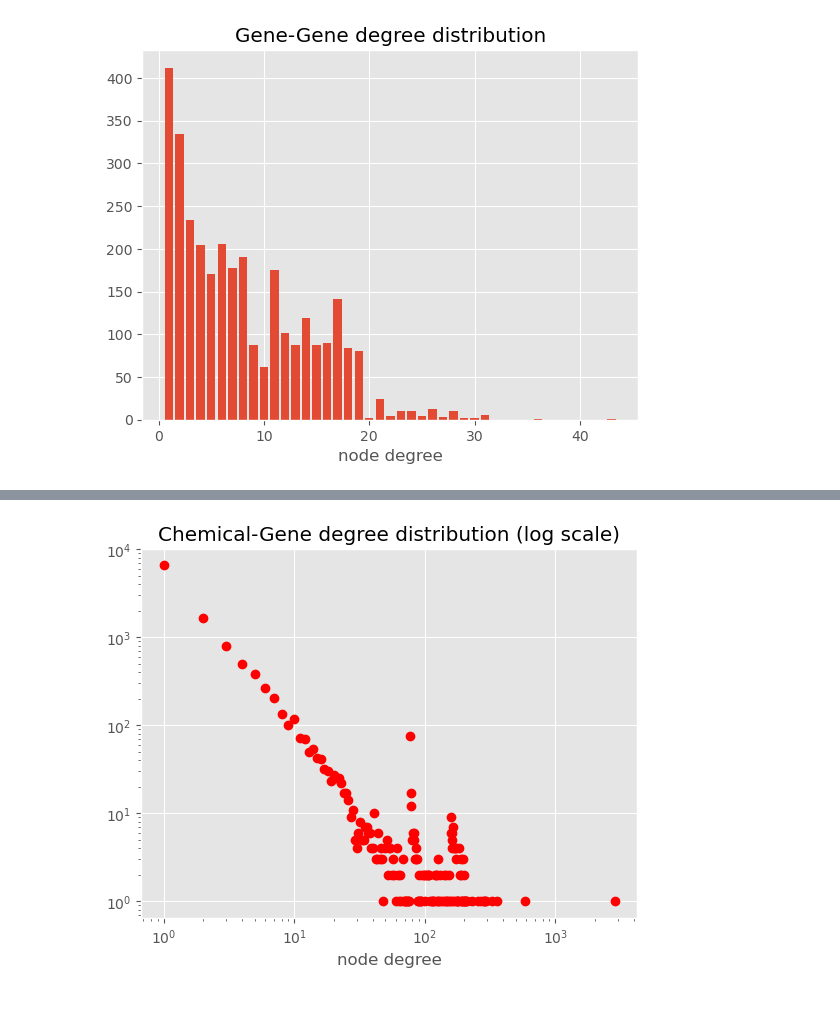
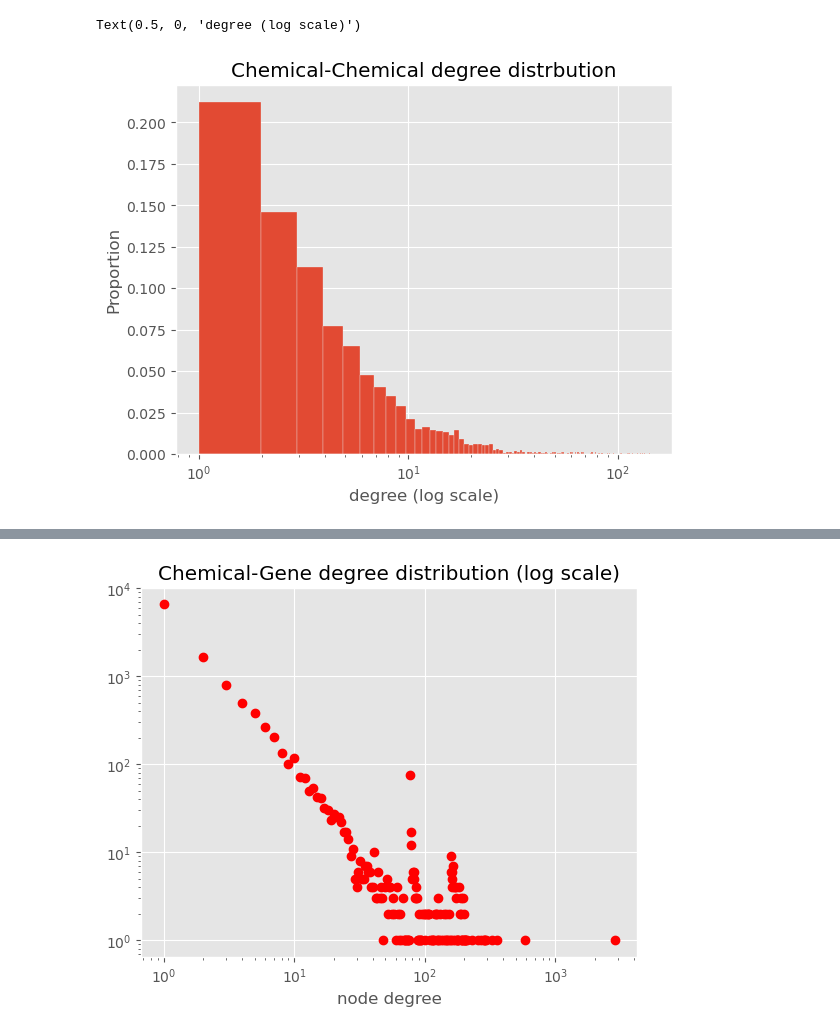
Before and after one commit to nyanovsky/tesis, a Jupyter notebook: data/network_analysis.ipynb, the cells around one changed output, grey strips where cells are left out. Saved outputs shown, nothing was run; the diff lists cells and outputs as text; code cells hidden in the pictures; blank space fills up the shorter version.

```diff
--- a/data/network_analysis.ipynb
+++ b/data/network_analysis.ipynb
@@ -43,10 +59,3 @@ stats_df
 # %%
 from collections import Counter
 plt.style.use("ggplot")
-# %%
-ChCh_degs = [deg for node, deg in ChCh_subgraph.degree()]
-deg, counts = zip(*Counter(ChCh_degs).items())
-plt.bar(deg,counts)
-plt.title("Chemical-Chemical degree distribution")
-plt.xlabel("node degree")
-plt.show()
@@ -75,9 +61,0 @@ sorted(ChCh_subgraph.degree(), key=lambda x:x[1], reverse=True)
-# %%
-GG_degs = [deg for node, deg in GG_subgraph.degree()]
-deg, counts = zip(*Counter(GG_degs).items())
-plt.bar(deg,counts)
-plt.title("Gene-Gene degree distribution")
-plt.xlabel("node degree")
-plt.show()
-# %% [output]
-[figure, removed]
@@ -83,0 +64,8 @@ plt.show()
+# %%
+sns.histplot(ChCh_degs, bins=145, alpha=1, stat="proportion")
+plt.xscale("log")
+plt.title("Chemical-Chemical degree distrbution")
+plt.xlabel("degree (log scale)")
+# %% [output]
+Text(0.5, 0, 'degree (log scale)')
+[figure, added]
```
Also changed, not shown: parts of 14 cells of this notebook, 4 other files.
